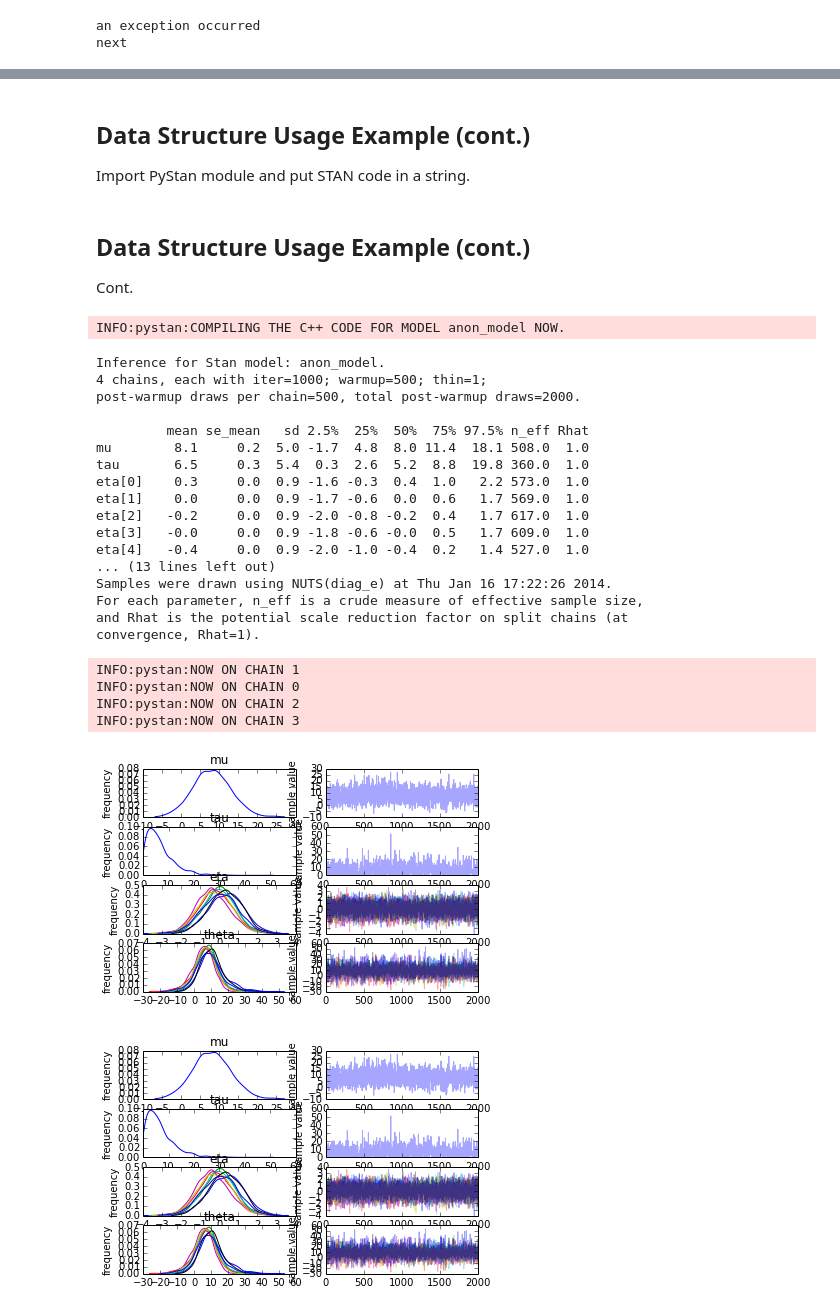
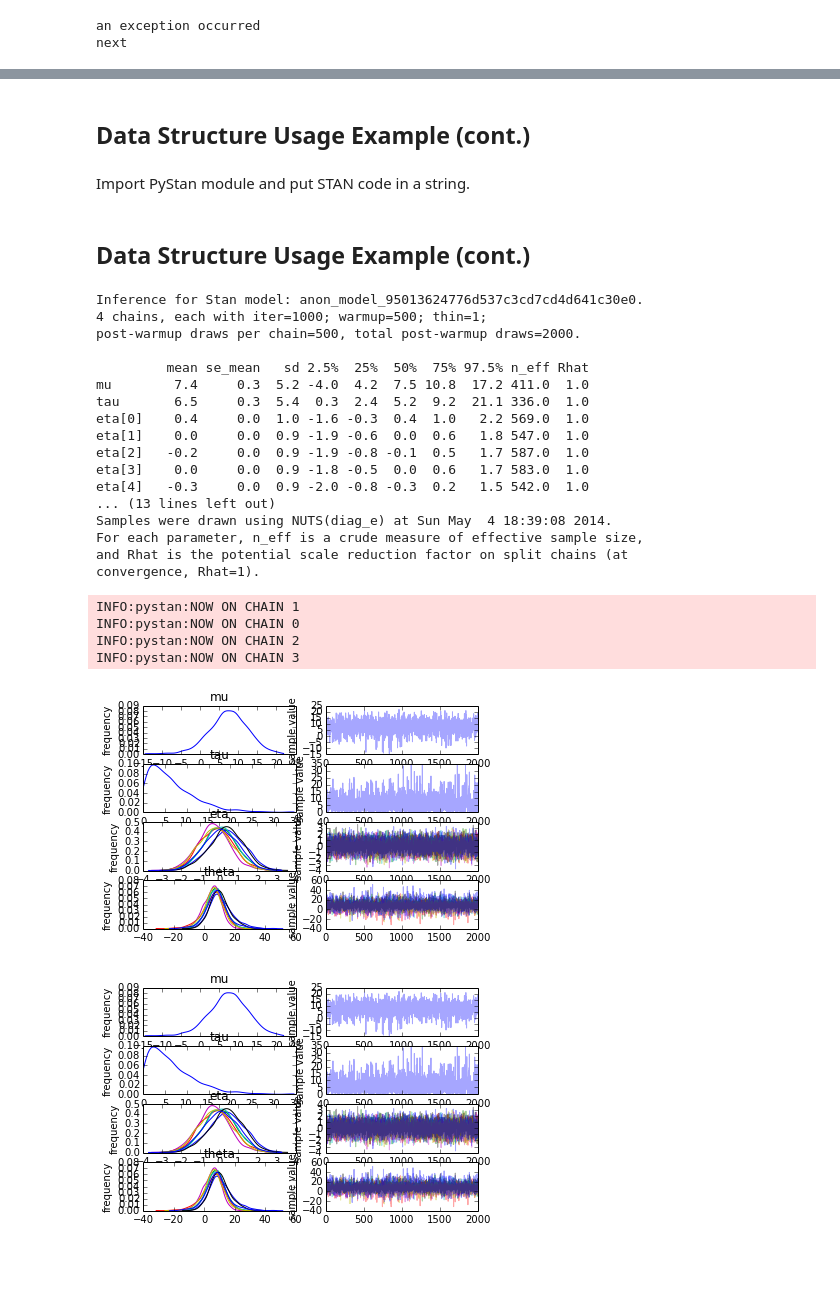
Before and after one commit to AkiraKaneshiro/pythonWorkshop, a Jupyter notebook: 2p.ipynb, the cells around one changed output, grey strips where cells are left out. Cells and saved outputs as stored; diff of their text form; code cells hidden in the pictures; blank space fills up the shorter version.

```diff
--- a/2p.ipynb
+++ b/2p.ipynb
@@ -850,7 +836,6 @@ From PyStan doc ([http://tinyurl.com/olap8sx](http://tinyurl.com/olap8sx), fitin
+# %% [markdown]
+## Data Structure Usage Example (cont.)
 # %% [markdown]
-Data Structure Usage Example (cont.)
-------------------------------------
-
 Import PyStan module and put STAN code in a string.
 # %%
 import pystan
@@ -878,50 +863,45 @@ model {
 }
 """
 # %% [markdown]
-Data Structure Usage Example (cont.)
-------------------------------------
-
-Cont.
+## Data Structure Usage Example (cont.)
 # %%
-schools_dat = {'J': 8,
-               'y': [28,  8, -3,  7, -1,  1, 18, 12],
-               'sigma': [15, 10, 16, 11,  9, 11, 10, 18]}
+schools_dat = {
+    'J': 8,
+    'y': [28,  8, -3,  7, -1,  1, 18, 12],
+    'sigma': [15, 10, 16, 11,  9, 11, 10, 18]}
 
-# this will take some time to run!
-fit = pystan.stan(model_code=schools_code,
-                  data=schools_dat, iter=1000, chains=4)
+fit = pystan.stan(
+    model_code=schools_code,
+    data=schools_dat, iter=1000, chains=4)
 
 la = fit.extract(permuted=True)
 mu = la['mu']
-# do something with mu here
 
-print str(fit)           # (nicely) print fit object
-
+print str(fit)
 %matplotlib inline
-fit.plot()               # requires matplotlib
+fit.plot()
 # %% [output]
-INFO:pystan:COMPILING THE C++ CODE FOR MODEL anon_model NOW.
+Inference for Stan model: anon_model_95013624776d537c3cd7cd4d641c30e0.
+4 chains, each with iter=1000; warmup=500; thin=1;
+post-warmup draws per chain=500, total post-warmup draws=2000.
+
+         mean se_mean   sd 2.5%  25%  50%  75% 97.5% n_eff Rhat
+mu        7.4     0.3  5.2 -4.0  4.2  7.5 10.8  17.2 411.0  1.0
+tau       6.5     0.3  5.4  0.3  2.4  5.2  9.2  21.1 336.0  1.0
+eta[0]    0.4     0.0  1.0 -1.6 -0.3  0.4  1.0   2.2 569.0  1.0
+eta[1]    0.0     0.0  0.9 -1.9 -0.6  0.0  0.6   1.8 547.0  1.0
+eta[2]   -0.2     0.0  0.9 -1.9 -0.8 -0.1  0.5   1.7 587.0  1.0
+eta[3]    0.0     0.0  0.9 -1.8 -0.5  0.0  0.6   1.7 583.0  1.0
+eta[4]   -0.3     0.0  0.9 -2.0 -0.8 -0.3  0.2   1.5 542.0  1.0
+... (13 lines left out)
+Samples were drawn using NUTS(diag_e) at Sun May  4 18:39:08 2014.
+For each parameter, n_eff is a crude measure of effective sample size,
+and Rhat is the potential scale reduction factor on split chains (at
+convergence, Rhat=1).
-Inference for Stan model: anon_model.
-4 chains, each with iter=1000; warmup=500; thin=1;
-post-warmup draws per chain=500, total post-warmup draws=2000.
-
-         mean se_mean   sd 2.5%  25%  50%  75% 97.5% n_eff Rhat
-mu        8.1     0.2  5.0 -1.7  4.8  8.0 11.4  18.1 508.0  1.0
-tau       6.5     0.3  5.4  0.3  2.6  5.2  8.8  19.8 360.0  1.0
-eta[0]    0.3     0.0  0.9 -1.6 -0.3  0.4  1.0   2.2 573.0  1.0
-eta[1]    0.0     0.0  0.9 -1.7 -0.6  0.0  0.6   1.7 569.0  1.0
-eta[2]   -0.2     0.0  0.9 -2.0 -0.8 -0.2  0.4   1.7 617.0  1.0
-eta[3]   -0.0     0.0  0.9 -1.8 -0.6 -0.0  0.5   1.7 609.0  1.0
-eta[4]   -0.4     0.0  0.9 -2.0 -1.0 -0.4  0.2   1.4 527.0  1.0
-... (13 lines left out)
-Samples were drawn using NUTS(diag_e) at Thu Jan 16 17:22:26 2014.
-For each parameter, n_eff is a crude measure of effective sample size,
-and Rhat is the potential scale reduction factor on split chains (at
-convergence, Rhat=1).
+INFO:pystan:NOW ON CHAIN 1
+INFO:pystan:NOW ON CHAIN 0
+INFO:pystan:NOW ON CHAIN 2
+INFO:pystan:NOW ON CHAIN 3
-INFO:pystan:NOW ON CHAIN 1
-INFO:pystan:NOW ON CHAIN 0
-INFO:pystan:NOW ON CHAIN 2
-INFO:pystan:NOW ON CHAIN 3
-[figure, old version]
+[figure, new version]
-[figure, old version]
+[figure, new version]
 # %% [markdown]
```
Also changed, not shown: parts of 131 cells of this notebook, 13 other files.
